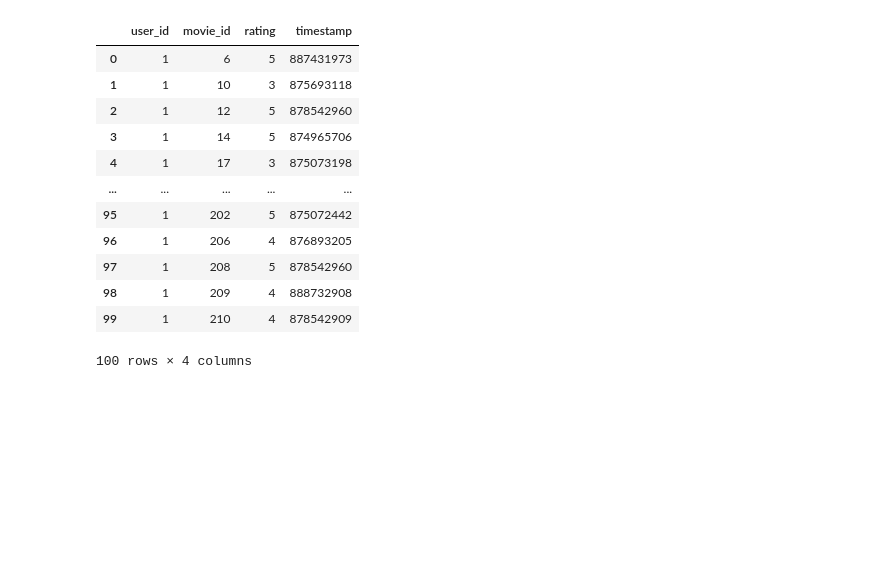
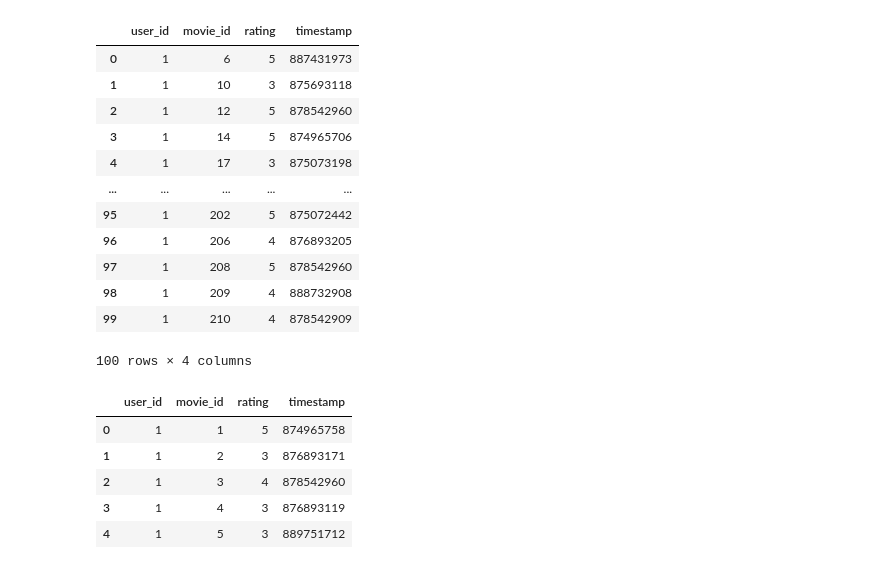
Before and after one commit to bishopfunc/Lusifer, a Jupyter notebook: Playground/preprocessing_movielens100k.ipynb, the cells around one changed output. Saved outputs shown, nothing was run; the diff lists cells and outputs as text; code cells hidden in the pictures; blank space fills up the shorter version.

```diff
--- a/Playground/preprocessing_movielens100k.ipynb
+++ b/Playground/preprocessing_movielens100k.ipynb
@@ -292,3 +292,13 @@ rating_test_df[rating_df['user_id'] == 1].head(100)
 | 98 | 1 | 209 | 4 | 888732908 |
 | 99 | 1 | 210 | 4 | 878542909 |
 100 rows × 4 columns
+# %%
+rating_train_df = pd.read_csv(f'{Path}/u1.base', sep='\t', names=['user_id', 'movie_id', 'rating', 'timestamp'], encoding='latin-1')
+rating_train_df.head()
+# %% [output]
+|  | user_id | movie_id | rating | timestamp |
+| 0 | 1 | 1 | 5 | 874965758 |
+| 1 | 1 | 2 | 3 | 876893171 |
+| 2 | 1 | 3 | 4 | 878542960 |
+| 3 | 1 | 4 | 3 | 876893119 |
+| 4 | 1 | 5 | 3 | 889751712 |
```
Also changed, not shown: parts of 1 cell of this notebook, 2 other files.
